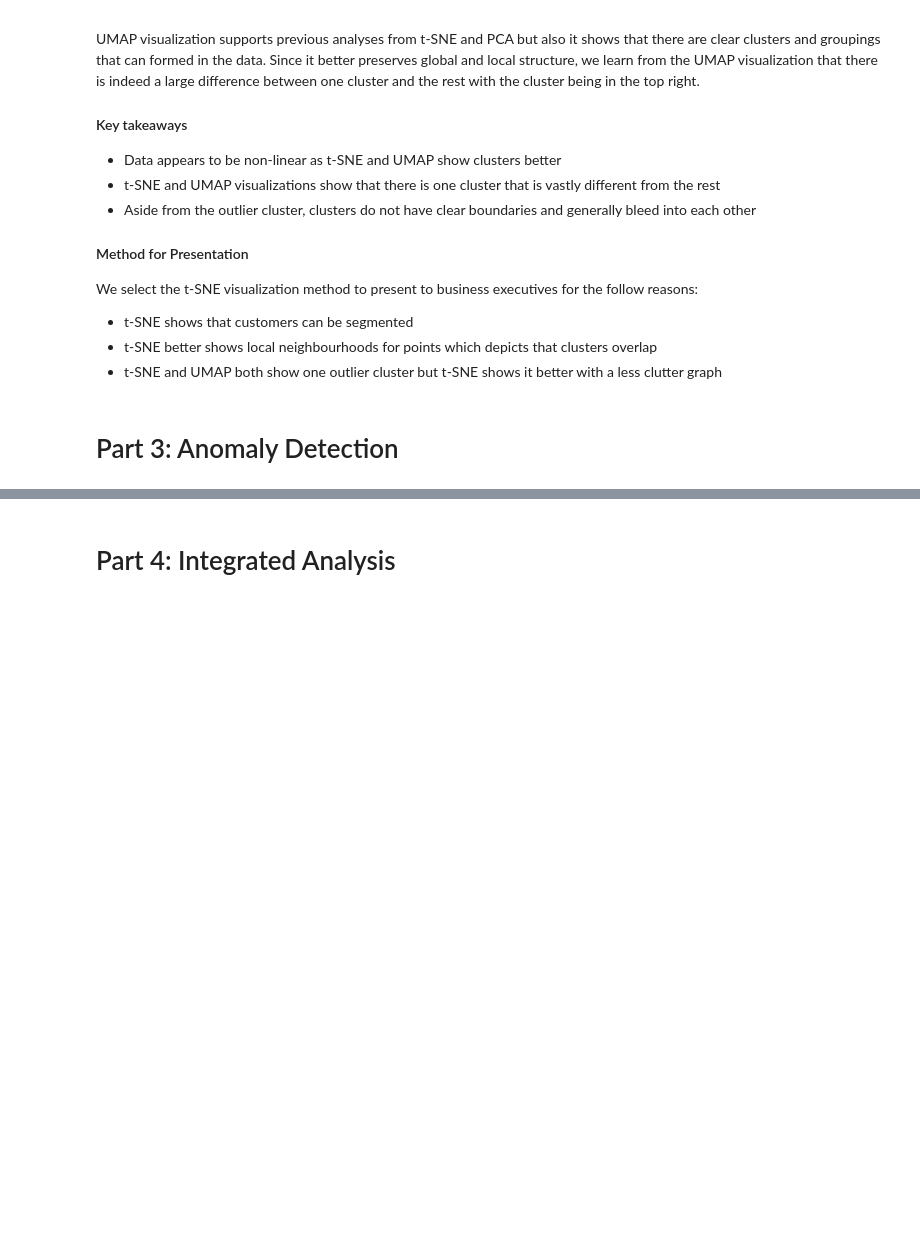
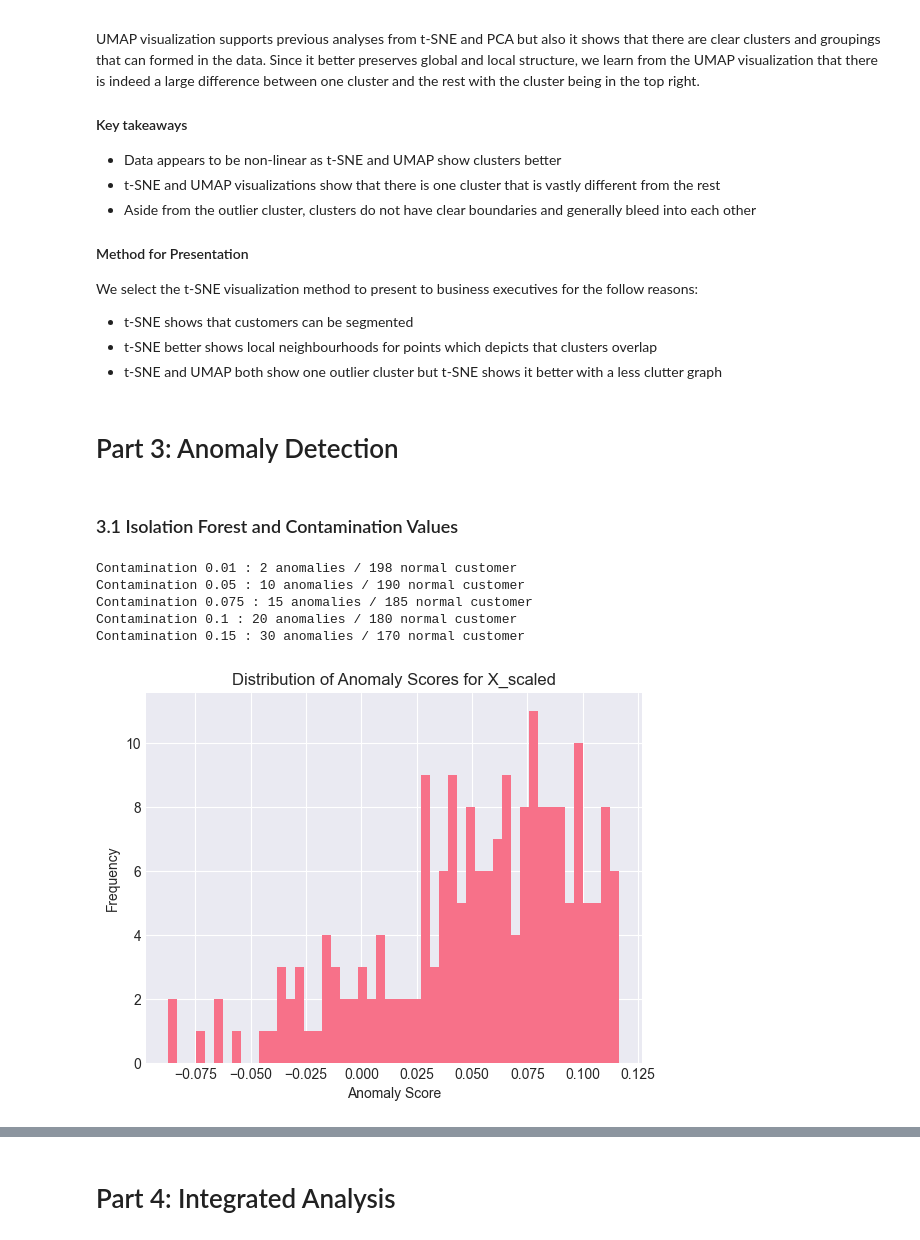
Before and after one commit to Timitan/COMP9130_MP, a Jupyter notebook: mini-project-3/notebooks/analysis.ipynb, the cells around one changed output, grey strips where cells are left out. Saved outputs shown, nothing was run; the diff lists cells and outputs as text; code cells hidden in the pictures; blank space fills up the shorter version.

```diff
--- a/mini-project-3/notebooks/analysis.ipynb
+++ b/mini-project-3/notebooks/analysis.ipynb
@@ -373,3 +376,34 @@ We select the t-SNE visualization method to present to business executives for t
 - t-SNE and UMAP both show one outlier cluster but t-SNE shows it better with a less clutter graph
 # %% [markdown]
 # Part 3: Anomaly Detection
+# %% [markdown]
+### 3.1 Isolation Forest and Contamination Values
+# %%
+# Contamination value means flagging the bottom n% of anomaly scores as anomalies.
+contamination_values = [0.01, 0.05, 0.075, 0.1, 0.15]
+
+for c in contamination_values:
+    # prediction
+    iso_forest = IsolationForest(contamination=c, random_state=42)
+    iso_forest.fit(X_scaled)
+    preds = iso_forest.predict(X_scaled)
+
+    n_anomalies = (preds==-1).sum()
+    n_normal = (preds==1).sum()
+    print(f"Contamination {c} : {n_anomalies} anomalies / {n_normal} normal customer")
+
+# decision_function returns float
+# where -1=Extreme Outlier, near 0 = borderline, positive = normal
+scores = iso_forest.decision_function(X_scaled)
+plt.hist(scores, bins=50)
+plt.title("Distribution of Anomaly Scores for X_scaled")
+plt.xlabel("Anomaly Score")
+plt.ylabel("Frequency")
+plt.show()
+# %% [output]
+Contamination 0.01 : 2 anomalies / 198 normal customer
+Contamination 0.05 : 10 anomalies / 190 normal customer
+Contamination 0.075 : 15 anomalies / 185 normal customer
+Contamination 0.1 : 20 anomalies / 180 normal customer
+Contamination 0.15 : 30 anomalies / 170 normal customer
+[figure, added]
```
Also changed, not shown: parts of 29 cells of this notebook.
